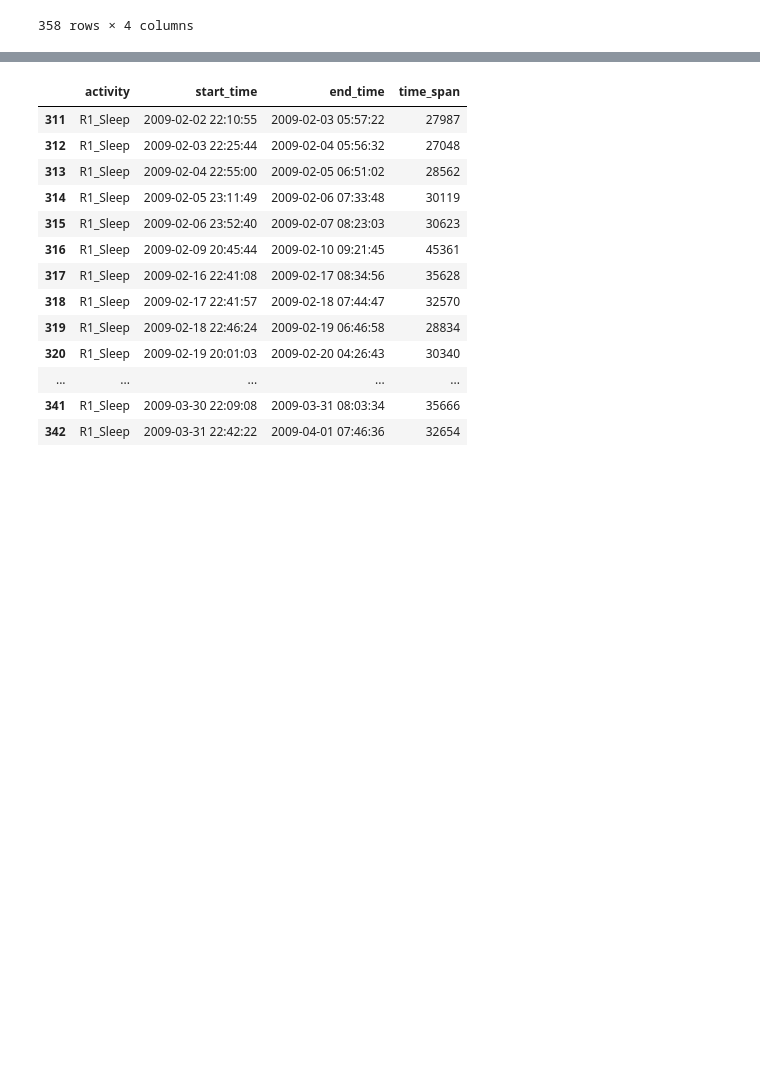
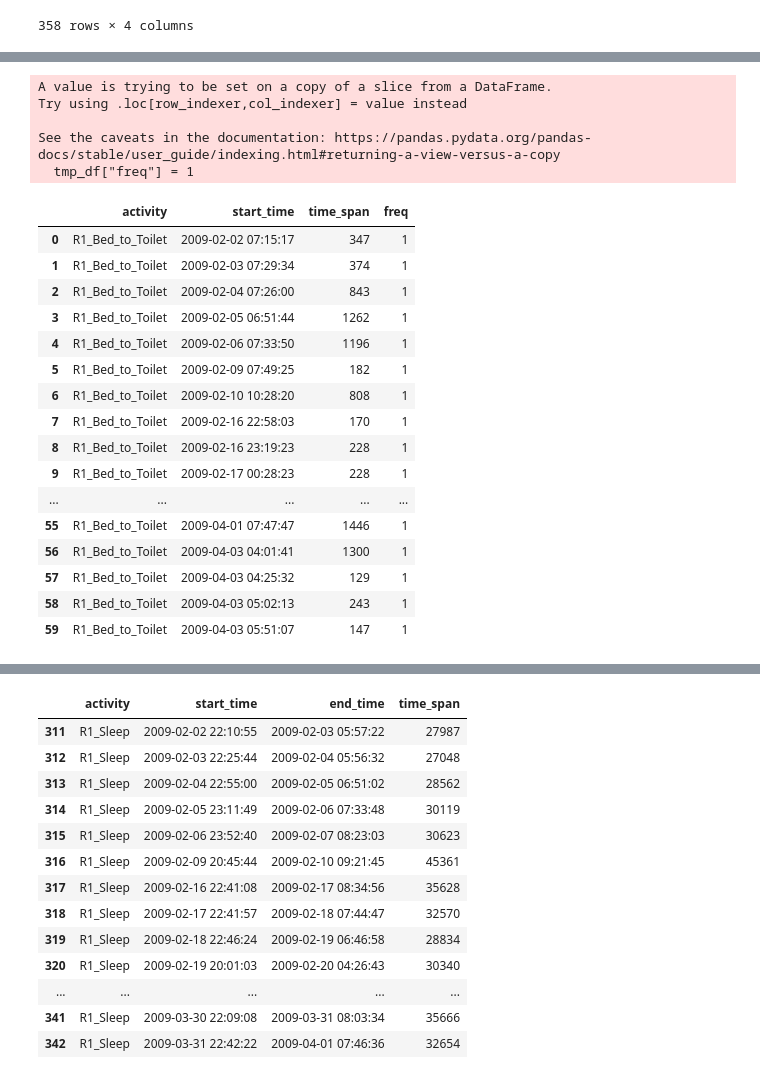
Before and after one commit to wendiganyu/IOTPhase2, a Jupyter notebook: ActivityStatisticsAndForecast.ipynb, the cells around one changed output, grey strips where cells are left out. Drawn from its saved outputs; the diff is of its cells as text; code cells hidden in the pictures; blank space fills up the shorter version.

```diff
--- a/ActivityStatisticsAndForecast.ipynb
+++ b/ActivityStatisticsAndForecast.ipynb
@@ -219,0 +250,28 @@ new_df
+# %%
+tmp_df = df_by_activity_list[0]
+tmp_df["freq"] = 1
+tmp_df = tmp_df.drop(["end_time"], axis = 1)
+tmp_df
+# %% [output]
+A value is trying to be set on a copy of a slice from a DataFrame.
+Try using .loc[row_indexer,col_indexer] = value instead
+
+See the caveats in the documentation: https://pandas.pydata.org/pandas-docs/stable/user_guide/indexing.html#returning-a-view-versus-a-copy
+  tmp_df["freq"] = 1
+|  | activity | start_time | time_span | freq |
+| 0 | R1_Bed_to_Toilet | 2009-02-02 07:15:17 | 347 | 1 |
+| 1 | R1_Bed_to_Toilet | 2009-02-03 07:29:34 | 374 | 1 |
+| 2 | R1_Bed_to_Toilet | 2009-02-04 07:26:00 | 843 | 1 |
+| 3 | R1_Bed_to_Toilet | 2009-02-05 06:51:44 | 1262 | 1 |
+| 4 | R1_Bed_to_Toilet | 2009-02-06 07:33:50 | 1196 | 1 |
+| 5 | R1_Bed_to_Toilet | 2009-02-09 07:49:25 | 182 | 1 |
+| 6 | R1_Bed_to_Toilet | 2009-02-10 10:28:20 | 808 | 1 |
+| 7 | R1_Bed_to_Toilet | 2009-02-16 22:58:03 | 170 | 1 |
+| 8 | R1_Bed_to_Toilet | 2009-02-16 23:19:23 | 228 | 1 |
+| 9 | R1_Bed_to_Toilet | 2009-02-17 00:28:23 | 228 | 1 |
+| ... | ... | ... | ... | ... |
+| 55 | R1_Bed_to_Toilet | 2009-04-01 07:47:47 | 1446 | 1 |
+| 56 | R1_Bed_to_Toilet | 2009-04-03 04:01:41 | 1300 | 1 |
+| 57 | R1_Bed_to_Toilet | 2009-04-03 04:25:32 | 129 | 1 |
+| 58 | R1_Bed_to_Toilet | 2009-04-03 05:02:13 | 243 | 1 |
+| 59 | R1_Bed_to_Toilet | 2009-04-03 05:51:07 | 147 | 1 |
```
Also changed, not shown: parts of 5 cells of this notebook.
